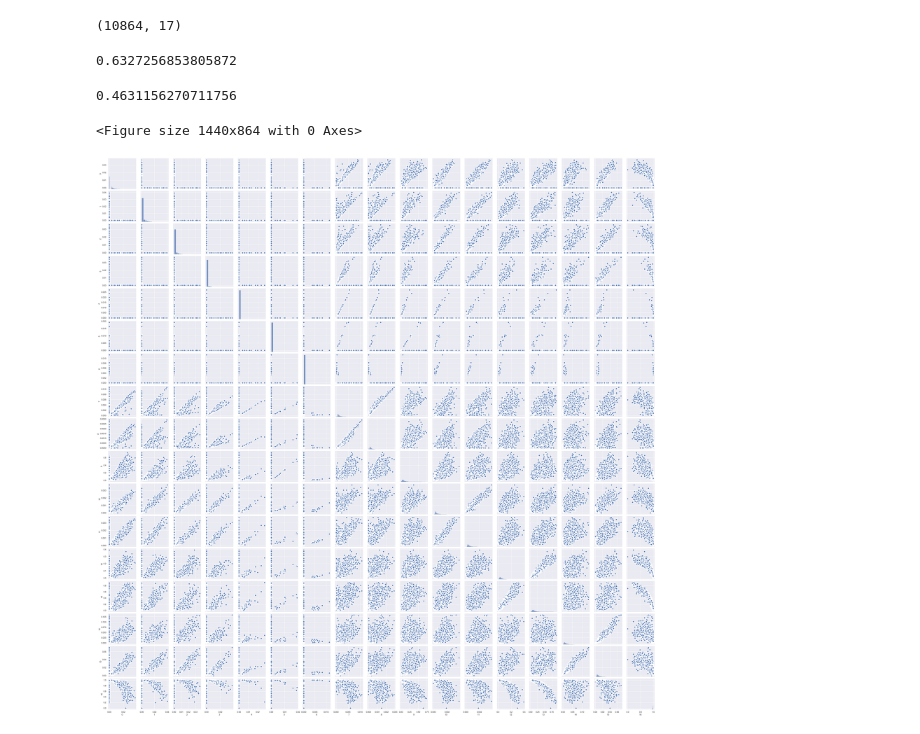
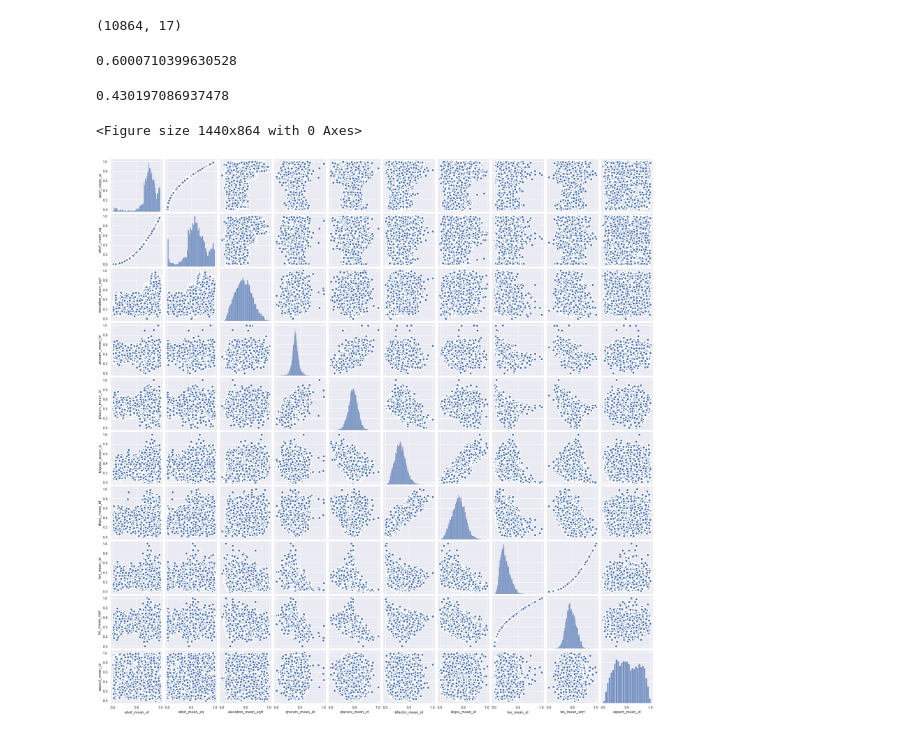
Before and after one commit to xSurus/startHack, a Jupyter notebook: finn.ipynb, the cells around one changed output. Saved outputs shown, nothing was run; the diff lists cells and outputs as text; code cells hidden in the pictures.

```diff
--- a/finn.ipynb
+++ b/finn.ipynb
@@ -397,18 +399,18 @@ X.shape
 # %% [output]
 (10864, 17)
 # %%
-feat_trans.test_feats(RandomForestClassifier(), *baseline.originalXy(as_numpy=True))
+feat_trans.test_feats(RandomForestClassifier(), *baseline.baselineXy(as_numpy=True))
 # %% [output]
-0.6327256853805872
+0.6000710399630528
 # %%
 from sklearn.linear_model import LogisticRegression as LR
-feat_trans.test_feats(LR(), *baseline.originalXy(as_numpy=True))
+feat_trans.test_feats(LR(), *baseline.baselineXy(as_numpy=True))
 # %% [output]
-0.4631156270711756
+0.430197086937478
 # %%
 plt.figure(figsize = (20, 12))
-sns.pairplot(pd.DataFrame(baseline.baselineXy()[0]), kind="scatter", plot_kws=dict(s=80, edgecolor="white", linewidth=2.5))
+sns.pairplot(pd.DataFrame(baseline.baselineXy()[0]).drop(geos, axis=1), kind="scatter", plot_kws=dict(s=80, edgecolor="white", linewidth=2.5))
 plt.show()
 # %% [output]
 <Figure size 1440x864 with 0 Axes>
-[figure, old version]
+[figure, new version]
```
Also changed, not shown: parts of 12 cells of this notebook, 3 other files.
